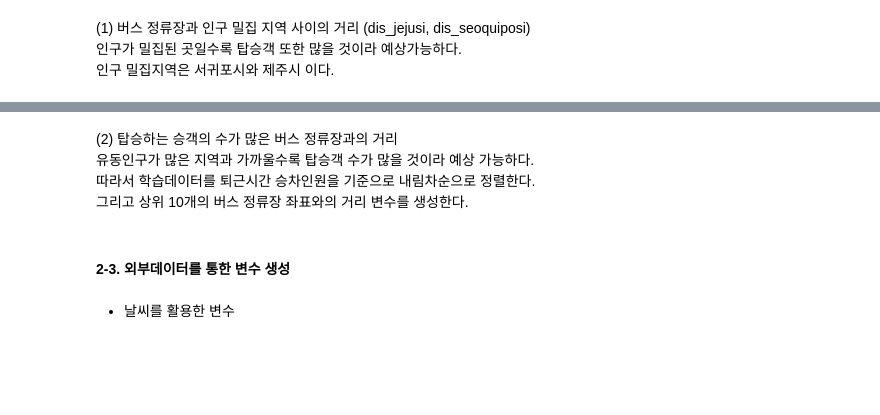
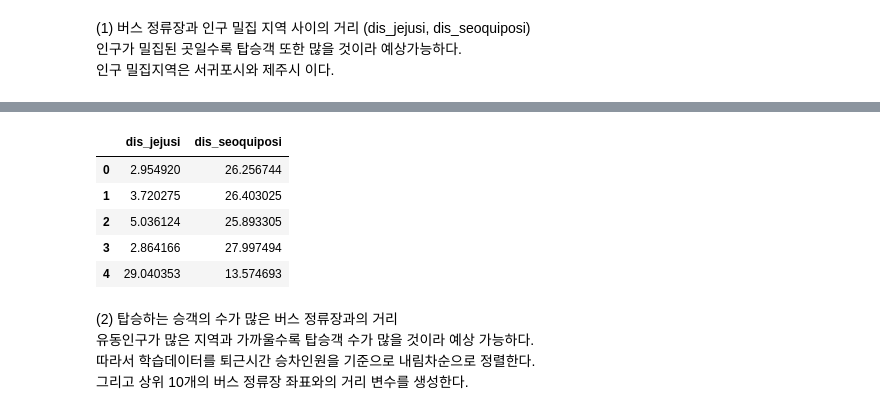
Before and after one commit to babyJIMIN/bitacademy-dataScience, a Jupyter notebook: jejuBigData/prediction.ipynb, the cells around one changed output, grey strips where cells are left out. Cells and saved outputs as stored; diff of their text form; code cells hidden in the pictures; blank space fills up the shorter version.

```diff
--- a/jejuBigData/prediction.ipynb
+++ b/jejuBigData/prediction.ipynb
@@ -871,15 +876,22 @@ import geopy.distance
 # %%
-# coords_jejusi = (33.500770, 126.522761) # 제주시의 위도 경도
-# coords_seoquiposi = (33.259429, 126.558217) # 서귀포시의 위도 경도
+coords_jejusi = (33.500770, 126.522761) # 제주시의 위도 경도
+coords_seoquiposi = (33.259429, 126.558217) # 서귀포시의 위도 경도
 
-# # 제주시와의 거리
-# df['dis_jejusi'] = [geopy.distance.geodesic((df['latitude'].iloc[i],
-#     df['longitude'].iloc[i]), coords_jejusi).km for i in range(len(df))]
-# # 서귀포시와의 거리
-# df['dis_seoquiposi'] = [geopy.distance.geodesic((df['latitude'].iloc[i],
-#     df['longitude'].iloc[i]), coords_seoquiposi).km for i in range(len(df))]
+# 제주시와의 거리
+df['dis_jejusi'] = [geopy.distance.geodesic((df['latitude'].iloc[i],
+df['longitude'].iloc[i]), coords_jejusi).km for i in range(len(df))]
+# 서귀포시와의 거리
+df['dis_seoquiposi'] = [geopy.distance.geodesic((df['latitude'].iloc[i],
+df['longitude'].iloc[i]), coords_seoquiposi).km for i in range(len(df))]
 # %%
-# df[['dis_jejusi', 'dis_seoquiposi']].head()
+df[['dis_jejusi', 'dis_seoquiposi']].head()
+# %% [output]
+|  | dis_jejusi | dis_seoquiposi |
+| 0 | 2.954920 | 26.256744 |
+| 1 | 3.720275 | 26.403025 |
+| 2 | 5.036124 | 25.893305 |
+| 3 | 2.864166 | 27.997494 |
+| 4 | 29.040353 | 13.574693 |
 # %% [markdown]
 (2) 탑승하는 승객의 수가 많은 버스 정류장과의 거리 <br>
 유동인구가 많은 지역과 가까울수록 탑승객 수가 많을 것이라 예상 가능하다. <br>
@@ -922,4 +933,0 @@ import geopy.distance
-# %% [markdown]
-#### 2-3. 외부데이터를 통한 변수 생성
-# %% [markdown]
-* 날씨를 활용한 변수
```
Also changed, not shown: parts of 83 cells of this notebook, 1 other file.
